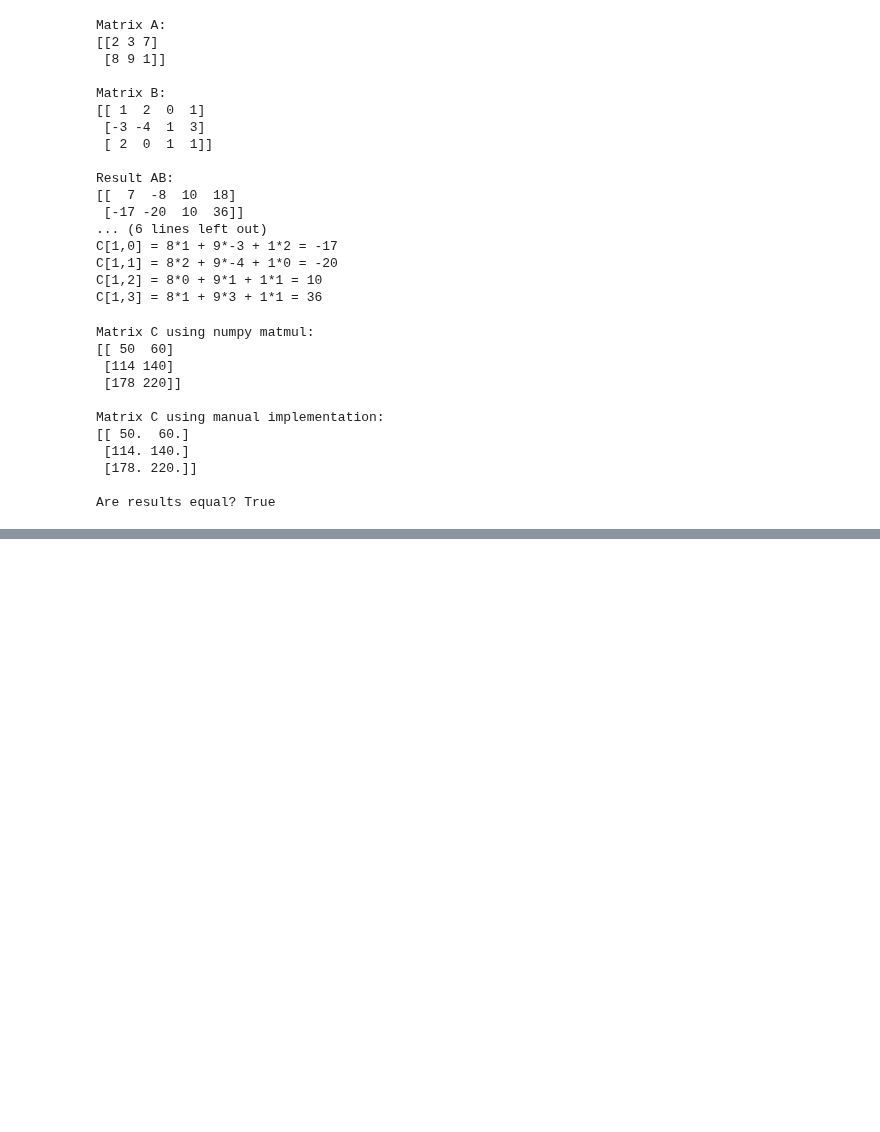
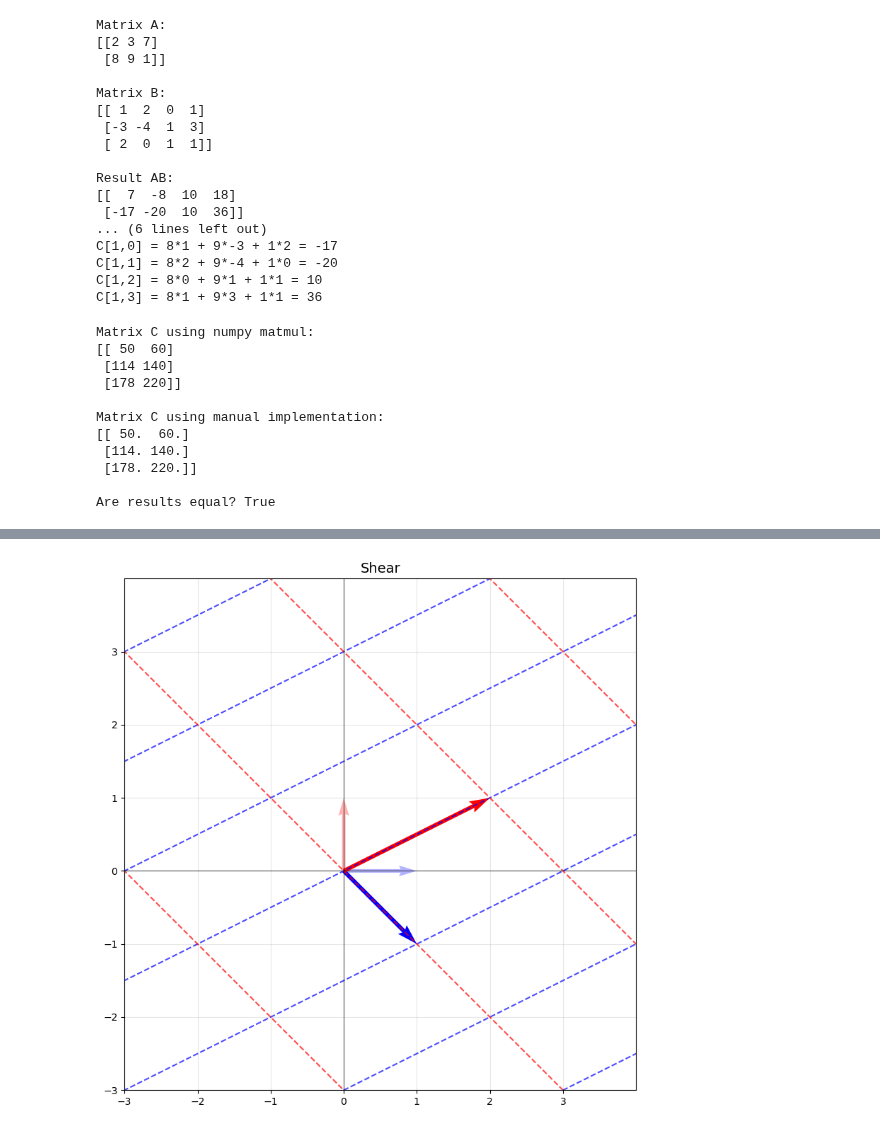
Before and after one commit to tproykov/MathsForDevelopers, a Jupyter notebook: 03.LinearAlgebra/Demos.ipynb, the cells around one changed output, grey strips where cells are left out. Cells and saved outputs as stored; diff of their text form; code cells hidden in the pictures; blank space fills up the shorter version.

```diff
--- a/03.LinearAlgebra/Demos.ipynb
+++ b/03.LinearAlgebra/Demos.ipynb
@@ -436,0 +470,51 @@ Are results equal? True
+# %%
+# Define the shear transformation matrix
+shear_matrix = np.array([[1, 2],
+                         [-1, 1]])
+# Create a grid of points
+x = np.arange(-4, 5, 1)
+y = np.arange(-4, 5, 1)
+xx, yy = np.meshgrid(x, y)
+
+# Transform the grid
+points = np.vstack([xx.flatten(), yy.flatten()])
+transformed_points = shear_matrix @ points
+xx_transformed = transformed_points[0].reshape(xx.shape)
+yy_transformed = transformed_points[1].reshape(yy.shape)
+
+# Create the plot
+fig, ax = plt.subplots(figsize=(8, 8))
+
+# Plot the transformed grid lines
+# Vertical lines
+for i in range(xx.shape[1]):
+    ax.plot(xx_transformed[:, i], yy_transformed[:, i], 'b--', alpha=0.7)
+# Horizontal lines
+for i in range(xx.shape[0]):
+    ax.plot(xx_transformed[i, :], yy_transformed[i, :], 'r--', alpha=0.7)
+
+# Plot the original basis vectors
+ax.quiver(0, 0, 1, 0, angles='xy', scale_units='xy', scale=1, color='blue', width=0.007, alpha = 0.3)
+ax.quiver(0, 0, 0, 1, angles='xy', scale_units='xy', scale=1, color='red', width=0.007, alpha = 0.3)
+
+# Plot the transformed basis vectors
+ax.quiver(0, 0, 1, -1, angles='xy', scale_units='xy', scale=1, color='blue', width=0.008)
+ax.quiver(0, 0, 2, 1, angles='xy', scale_units='xy', scale=1, color='red', width=0.008)
+
+# Set up the plot
+ax.set_xlim(-3, 4)
+ax.set_ylim(-3, 4)
+ax.set_aspect('equal')
+ax.grid(True, alpha=0.3)
+ax.set_title('Shear', fontsize=14)
+ax.axhline(y=0, color='k', linewidth=0.5)
+ax.axvline(x=0, color='k', linewidth=0.5)
+
+# Set consistent grid spacing
+ax.set_xticks(range(-3, 4, 1))  # x-ticks from -3 to 2 in steps of 1
+ax.set_yticks(range(-3, 4, 1))  # y-ticks from -1 to 2 in steps of 1
+
+plt.tight_layout()
+plt.show()
+# %% [output]
+[figure, added]
```
Also changed, not shown: parts of 7 cells of this notebook.
